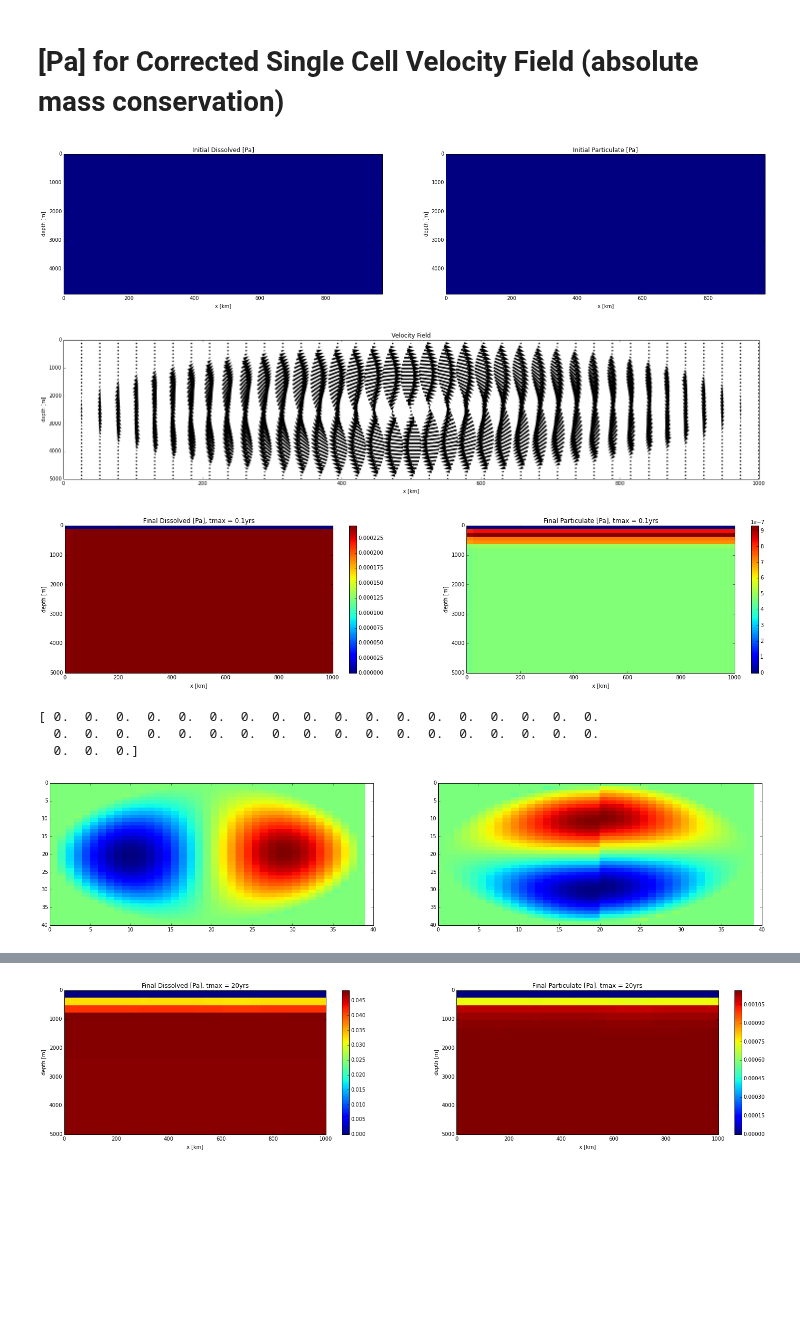
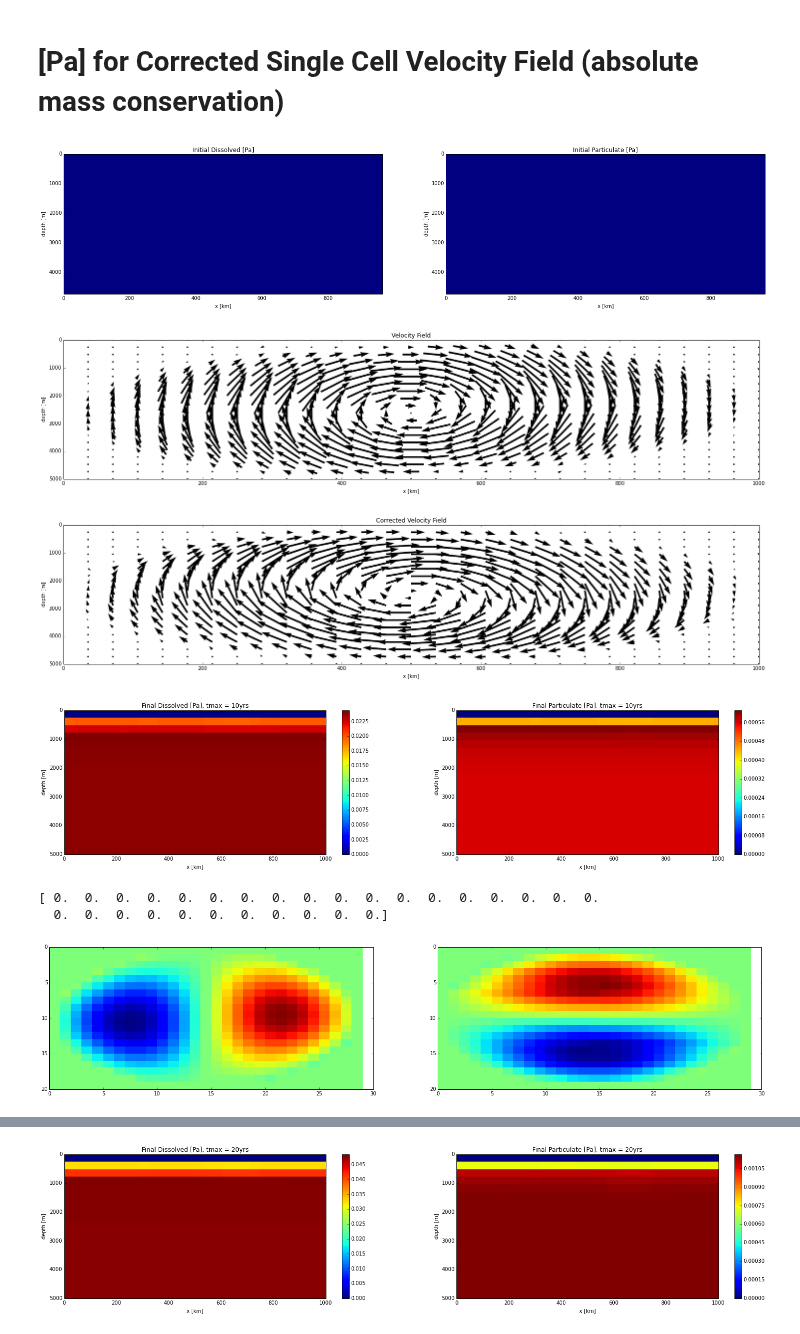
Before and after one commit to UBC-MOAD/pa-th-simple, a Jupyter notebook: prelim-model/2DPaProfile.ipynb, the cells around one changed output, grey strips where cells are left out. Cells and saved outputs as stored; diff of their text form; code cells hidden in the pictures; blank space fills up the shorter version.

```diff
--- a/prelim-model/2DPaProfile.ipynb
+++ b/prelim-model/2DPaProfile.ipynb
@@ -173,7 +173,7 @@ All three Pa constants are an order of magnitude < Th constants. Why would this
 # setup function adflow for Pa
 reload(ThPa2D)
 
-time = (0, 0.01, 2, 3, 5, 10, 20, 30, 100)
+time = (0, 1, 2, 3, 5, 10, 20, 30, 100)
 t = time[0]
 T = time[1]
 V = 0.02/1000*365.*86400.  # first number in mm/s, corrections give needed value in m/yr ~ 630
@@ -181,38 +181,39 @@ xmin = 0
 xmax = 1e6
 zmin = 0
 zmax = 5e3
-nz = 40
-nx = 39
+nz = 20
+nx = 29
 ng = 1
 g = ThPa2D.FDgrid(nx, nz, ng)
 h = ThPa2D.FDgrid(nx, nz, ng)
 
 # chemistry
 k_ad, k_de, Q = ThPa2D.k_sorp('Pa', xmin, xmax, zmin, zmax, nx, nz)
 
 # initial profile
 init = ThPa2D.plot_init(g, h, xmin, xmax, zmin, zmax, nx, nz, 'Pa')
 
 # velocity
 u, flowfig = ThPa2D.u_simple(xmin, xmax, zmin, zmax, nx, nz, V)
-#u, flowfig = ThPa2D.u_simple_c(u, xmin, xmax, zmin, zmax, nx, nz)
+u, flowfig = ThPa2D.u_simple_c(u, xmin, xmax, zmin, zmax, nx, nz)
 
 
 # Th loop
 g, h = ThPa2D.adflow(g, h, t, T, u, k_ad, k_de, Q, ThPa2D.upwind)
 
 #plot results
 meshTh = ThPa2D.plotprof(g, h, xmin, xmax, zmin, zmax, nx, nz, T, 'Pa')
 
 # store results
 DPa1vel = {}
 PPa1vel = {}
 DPa1vel['1tmax'] = g.a
 PPa1vel['1tmax'] = h.a
 # %% [output]
 [figure]
-[figure, old version]
+[figure, new version]
-[figure, old version]
+[figure, new version]
+[figure, added]
 # %%
 pylab.subplots(1,2, figsize = (25, 5))
 pylab.subplot(121)
@@ -224,9 +225,8 @@ pylab.gca().invert_yaxis()
 print(u[nz-1,:,1])
 # %% [output]
 [ 0.  0.  0.  0.  0.  0.  0.  0.  0.  0.  0.  0.  0.  0.  0.  0.  0.  0.
-  0.  0.  0.  0.  0.  0.  0.  0.  0.  0.  0.  0.  0.  0.  0.  0.  0.  0.
-  0.  0.  0.]
+  0.  0.  0.  0.  0.  0.  0.  0.  0.  0.  0.]
-[figure, old version]
+[figure, new version]
 # %%
 pp.plot_profiles(zmin,zmax,nz,nx,DPa1vel['1tmax'])
 print "Maximum vertical Velocity", u[:,:,0].max()*V/365/86400.*1000.*zmax/xmax, "mm/s"
```
Also changed, not shown: parts of 3 cells of this notebook, 1 other file.
